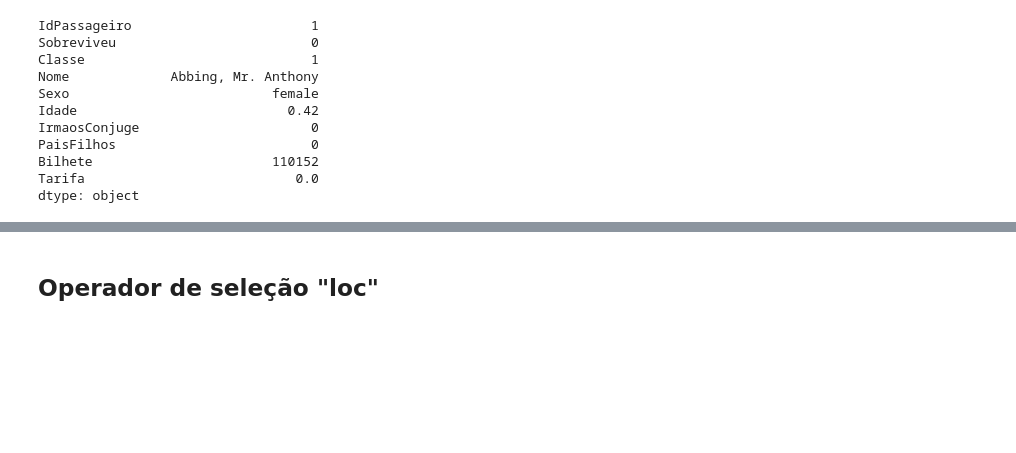
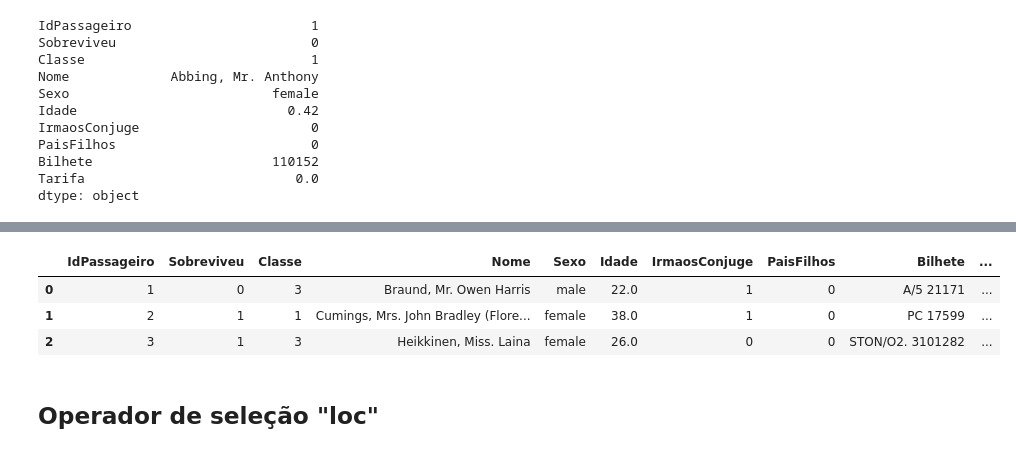
Before and after one commit to lucasabrantes1/studySpace, a Jupyter notebook: Udemy/DataScienceeMachineLearningcomEstatísticaePython/04 - Pandas/Pandas - Vazio.ipynb, the cells around one changed output, grey strips where cells are left out. Drawn from its saved outputs; the diff is of its cells as text; code cells hidden in the pictures; blank space fills up the shorter version.

```diff
--- a/Udemy/DataScienceeMachineLearningcomEstatísticaePython/04 - Pandas/Pandas - Vazio.ipynb
+++ b/Udemy/DataScienceeMachineLearningcomEstatísticaePython/04 - Pandas/Pandas - Vazio.ipynb
@@ -228,3 +260,13 @@ dtype: object
+# %%
+data.iloc[:3] #tres primeiros elementos
+#data.iloc[1:10] #do 1 ao 10
+#data.iloc[100:] #do 100 e diante
+#data.iloc[-10:] #todo s os valores -1
+# %% [output]
+|  | IdPassageiro | Sobreviveu | Classe | Nome | Sexo | Idade | IrmaosConjuge | PaisFilhos | Bilhete | ... |
+| 0 | 1 | 0 | 3 | Braund, Mr. Owen Harris | male | 22.0 | 1 | 0 | A/5 21171 | ... |
+| 1 | 2 | 1 | 1 | Cumings, Mrs. John Bradley (Flore... | female | 38.0 | 1 | 0 | PC 17599 | ... |
+| 2 | 3 | 1 | 3 | Heikkinen, Miss. Laina | female | 26.0 | 0 | 0 | STON/O2. 3101282 | ... |
 # %% [markdown]
 ## Operador de seleção "loc"
 # %% [markdown]
```
Also changed, not shown: parts of 5 cells of this notebook.
